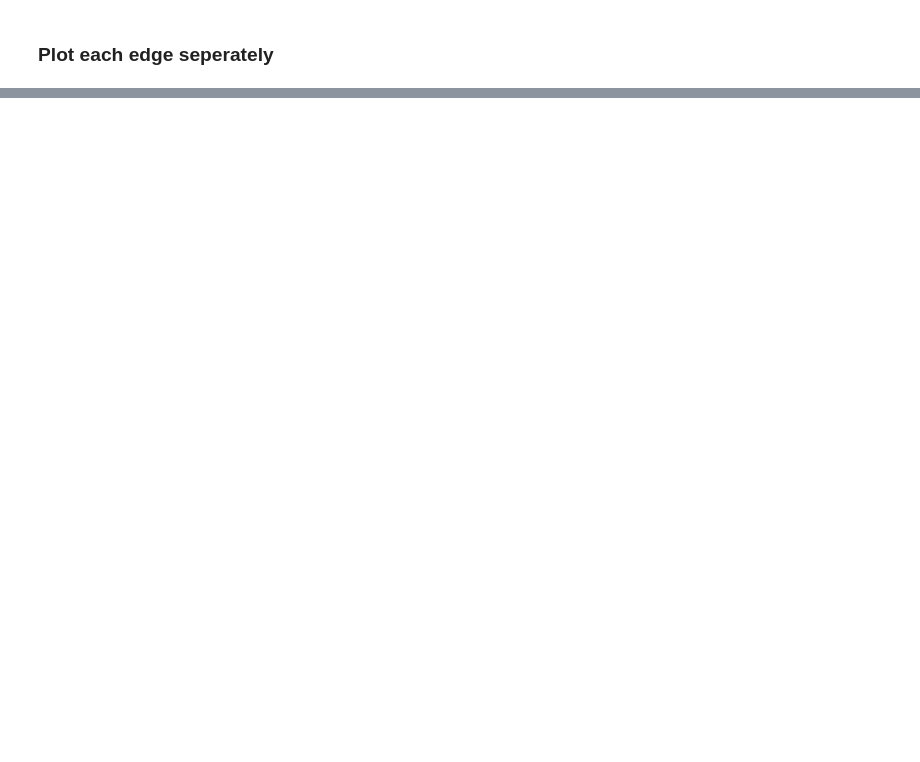
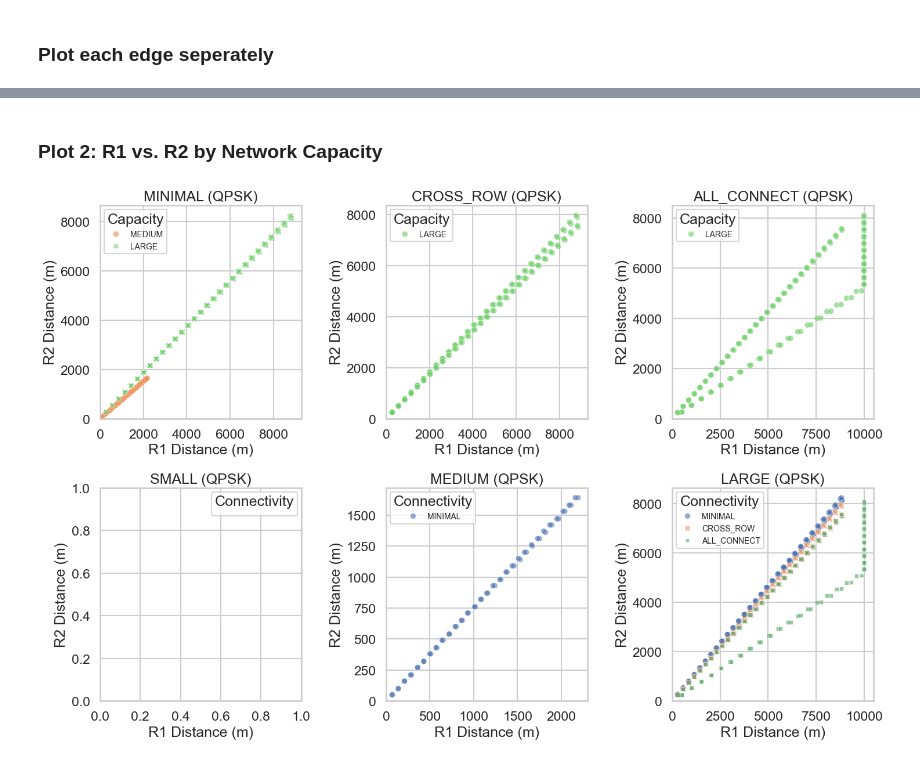
Before and after one commit to Sanexi/drone-network-ew-sim, a Jupyter notebook: analysis.ipynb, the cells around one changed output, grey strips where cells are left out. Cells and saved outputs as stored; diff of their text form; code cells hidden in the pictures; blank space fills up the shorter version.

```diff
--- a/analysis.ipynb
+++ b/analysis.ipynb
@@ -297,0 +434,51 @@ else:
+# %% [markdown]
+### Plot 2: R1 vs. R2 by Network Capacity
+# %%
+plt.figure(figsize=(15, 10))
+
+# First row: Subplots for each relay_connectivity_config
+for i, config in enumerate(connectivity_configs, 1):
+    plt.subplot(2, 3, i)
+    subset = df[df['relay_connectivity_config'] == config]
+    sns.scatterplot(
+        data=subset,
+        x=r1_col,
+        y=r2_col,
+        hue='network_capacity_type',
+        style='network_capacity_type',
+        palette=capacity_color_map,
+        s=50,
+        alpha=0.6
+    )
+    plt.title(f'{config} ({MODULATION})')
+    plt.xlabel('R1 Distance (m)')
+    plt.ylabel('R2 Distance (m)')
+    plt.legend(title='Capacity', fontsize=10)
+    plt.xlim(left=0)
+    plt.ylim(bottom=0)
+
+# Second row: Subplots for each network_capacity_type
+for i, cap in enumerate(network_capacities, 1):
+    plt.subplot(2, 3, i + 3)
+    subset = df[df['network_capacity_type'] == cap]
+    sns.scatterplot(
+        data=subset,
+        x=r1_col,
+        y=r2_col,
+        hue='relay_connectivity_config',
+        style='relay_connectivity_config',
+        palette=connectivity_color_map,
+        s=50,
+        alpha=0.6
+    )
+    plt.title(f'{cap} ({MODULATION})')
+    plt.xlabel('R1 Distance (m)')
+    plt.ylabel('R2 Distance (m)')
+    plt.legend(title='Connectivity', fontsize=10)
+    plt.xlim(left=0)
+    plt.ylim(bottom=0)
+
+plt.tight_layout()
+plt.show()
+# %% [output]
+[figure, added]
```
Also changed, not shown: parts of 11 cells of this notebook, 2 other files.
